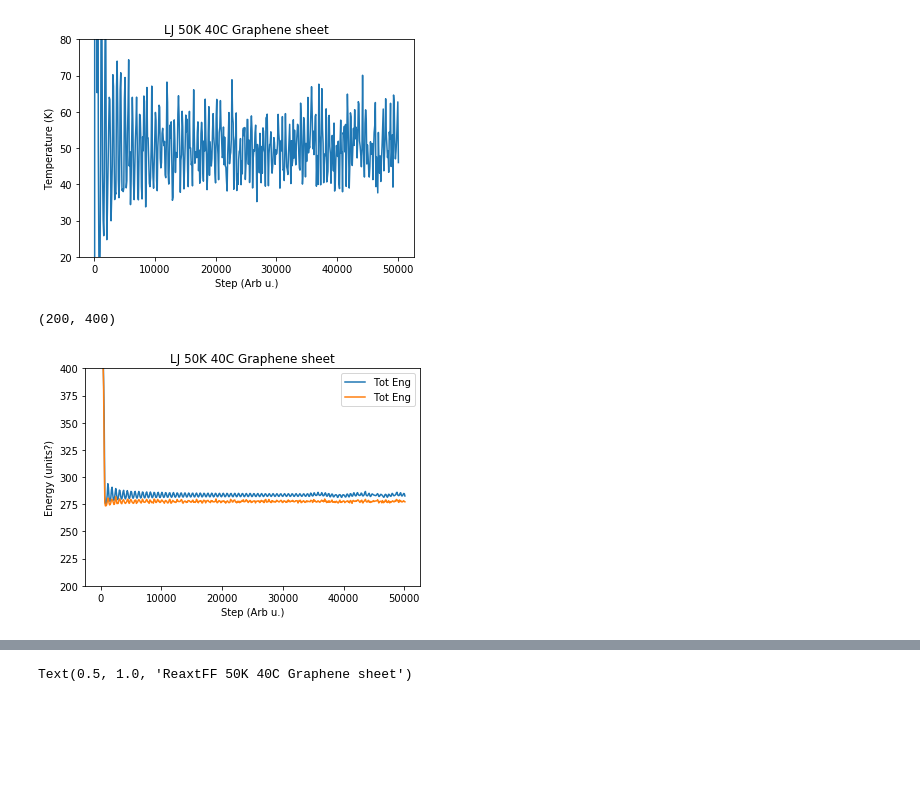
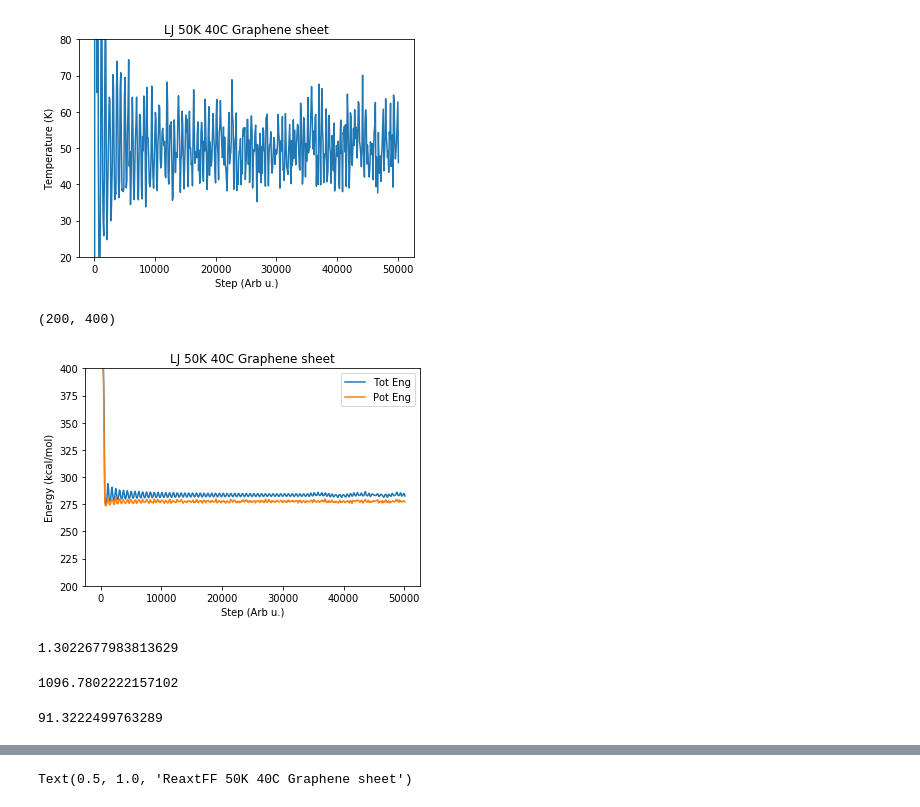
Before and after one commit to sonalij3/Graphene-Finite-Size-Study, a Jupyter notebook: analyze/lammps_log_read_graphene_initial.ipynb, the cells around one changed output, grey strips where cells are left out. Cells and saved outputs as stored; diff of their text form; code cells hidden in the pictures; blank space fills up the shorter version.

```diff
--- a/analyze/lammps_log_read_graphene_initial.ipynb
+++ b/analyze/lammps_log_read_graphene_initial.ipynb
@@ -55,12 +56,12 @@ plt.ylim(20,80)
 [figure]
 # %%
 plt.plot( LJ_data['Step'] , LJ_data['TotEng'] , label='Tot Eng')
-plt.plot( LJ_data['Step'] , LJ_data['PotEng'] , label='Tot Eng')
-plt.ylabel('Energy (units?)')
+plt.plot( LJ_data['Step'] , LJ_data['PotEng'] , label='Pot Eng')
+plt.ylabel('Energy (kcal/mol)')
 plt.xlabel('Step (Arb u.)')
 plt.title('LJ 50K 40C Graphene sheet')
 plt.legend()
 plt.ylim(200, 400)
 # %% [output]
 (200, 400)
-[figure, old version]
+[figure, new version]
@@ -66,0 +70,4 @@ plt.ylim(200, 400)
+# %%
+var_e
+# %% [output]
+1.3022677983813629
@@ -67,3 +85,13 @@ plt.ylim(200, 400)
+# %%
+C_v*kcal_to_J # J/(mol*K)
+# %% [output]
+1096.7802222157102
+# %%
+# mol to g
+mol_to_gram = 12.01 # molar mass of carbon
+C_v*kcal_to_J/mol_to_gram
+# %% [output]
+91.3222499763289
 # %%
 # Usage example
 common_path = 'graphene_single_layer_ReaxFF_40_C_log.txt' # path of the lammps log file
```
Also changed, not shown: parts of 13 cells of this notebook.
